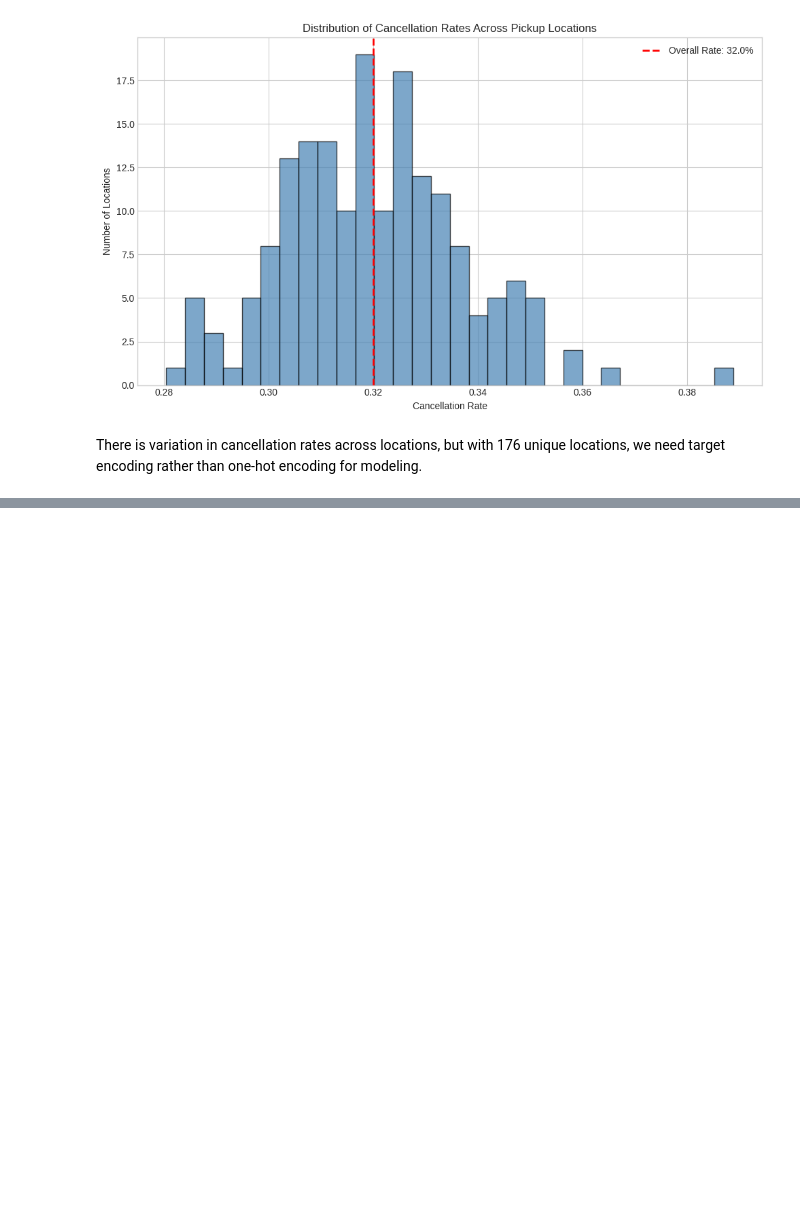
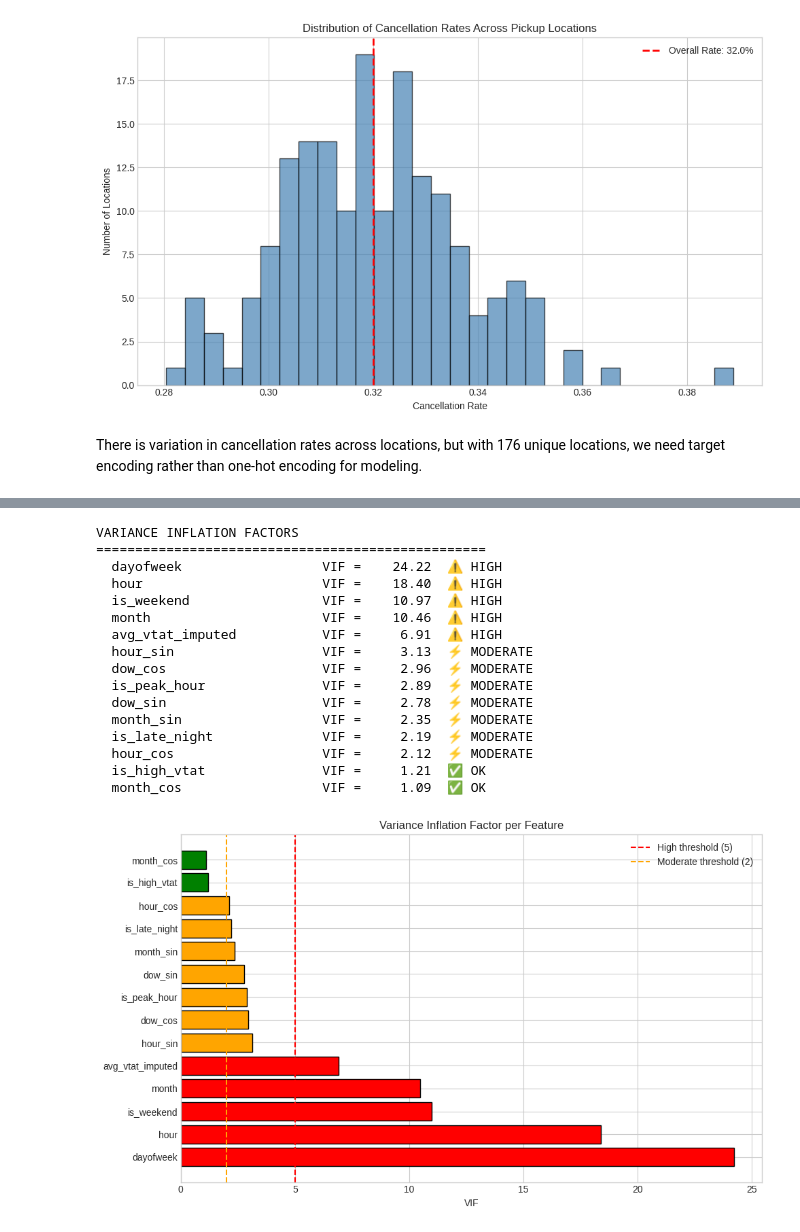
Before and after one commit to amaldu/uber-ride-cancellation-prediction, a Jupyter notebook: uber-analysis/notebooks/05_bivar_eda.ipynb, the cells around one changed output, grey strips where cells are left out. Saved outputs shown, nothing was run; the diff lists cells and outputs as text; code cells hidden in the pictures; blank space fills up the shorter version.

```diff
--- a/uber-analysis/notebooks/05_bivar_eda.ipynb
+++ b/uber-analysis/notebooks/05_bivar_eda.ipynb
@@ -389,0 +491,45 @@ There is variation in cancellation rates across locations, but with 176 unique l
+# %%
+# VIF on features only (exclude target)
+feature_cols_for_vif = [c for c in NUMERIC_FEATURES if c != 'is_cancelled']
+vif_data = numeric_df[feature_cols_for_vif].dropna()
+
+vif_results = pd.DataFrame({
+    'Feature': feature_cols_for_vif,
+    'VIF': [variance_inflation_factor(vif_data.values, i) for i in range(len(feature_cols_for_vif))]
+}).sort_values('VIF', ascending=False)
+
+print("VARIANCE INFLATION FACTORS")
+print("=" * 50)
+for _, row in vif_results.iterrows():
+    flag = "⚠️ HIGH" if row['VIF'] > 5 else ("⚡ MODERATE" if row['VIF'] > 2 else "✅ OK")
+    print(f"  {row['Feature']:25s}  VIF = {row['VIF']:8.2f}  {flag}")
+
+# Visualization
+fig, ax = plt.subplots(figsize=(10, 6))
+colors = ['red' if v > 5 else ('orange' if v > 2 else 'green') for v in vif_results['VIF']]
+ax.barh(vif_results['Feature'], vif_results['VIF'], color=colors, edgecolor='black')
+ax.axvline(x=5, color='red', linestyle='--', linewidth=1.5, label='High threshold (5)')
+ax.axvline(x=2, color='orange', linestyle='--', linewidth=1.5, label='Moderate threshold (2)')
+ax.set_xlabel('VIF')
+ax.set_title('Variance Inflation Factor per Feature')
+ax.legend()
+plt.tight_layout()
+plt.show()
+# %% [output]
+VARIANCE INFLATION FACTORS
+==================================================
+  dayofweek                  VIF =    24.22  ⚠️ HIGH
+  hour                       VIF =    18.40  ⚠️ HIGH
+  is_weekend                 VIF =    10.97  ⚠️ HIGH
+  month                      VIF =    10.46  ⚠️ HIGH
+  avg_vtat_imputed           VIF =     6.91  ⚠️ HIGH
+  hour_sin                   VIF =     3.13  ⚡ MODERATE
+  dow_cos                    VIF =     2.96  ⚡ MODERATE
+  is_peak_hour               VIF =     2.89  ⚡ MODERATE
+  dow_sin                    VIF =     2.78  ⚡ MODERATE
+  month_sin                  VIF =     2.35  ⚡ MODERATE
+  is_late_night              VIF =     2.19  ⚡ MODERATE
+  hour_cos                   VIF =     2.12  ⚡ MODERATE
+  is_high_vtat               VIF =     1.21  ✅ OK
+  month_cos                  VIF =     1.09  ✅ OK
+[figure, added]
```
Also changed, not shown: parts of 20 cells of this notebook, 1 other file.
